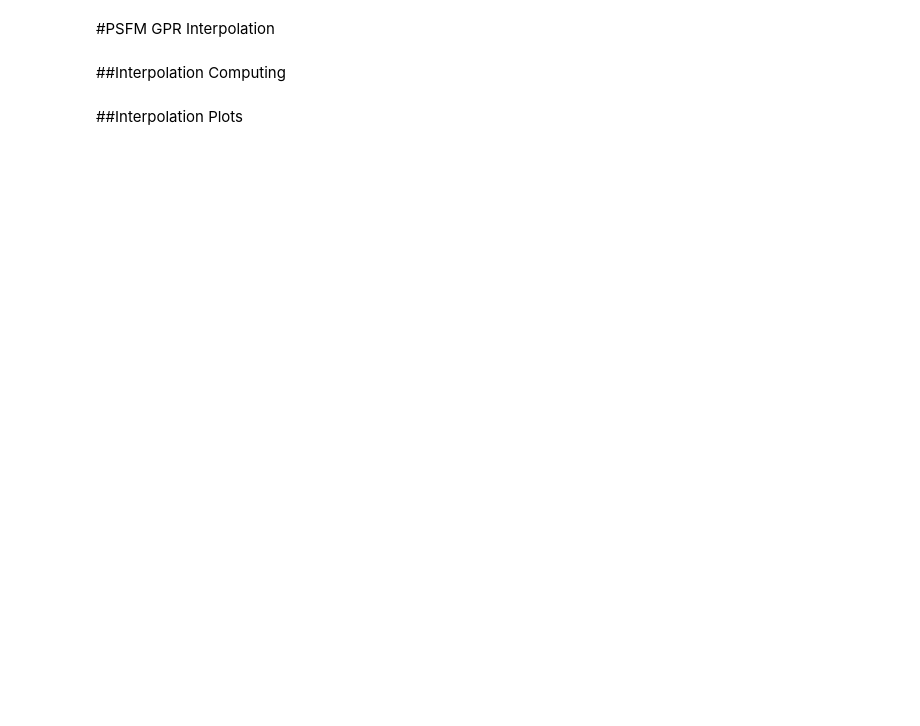
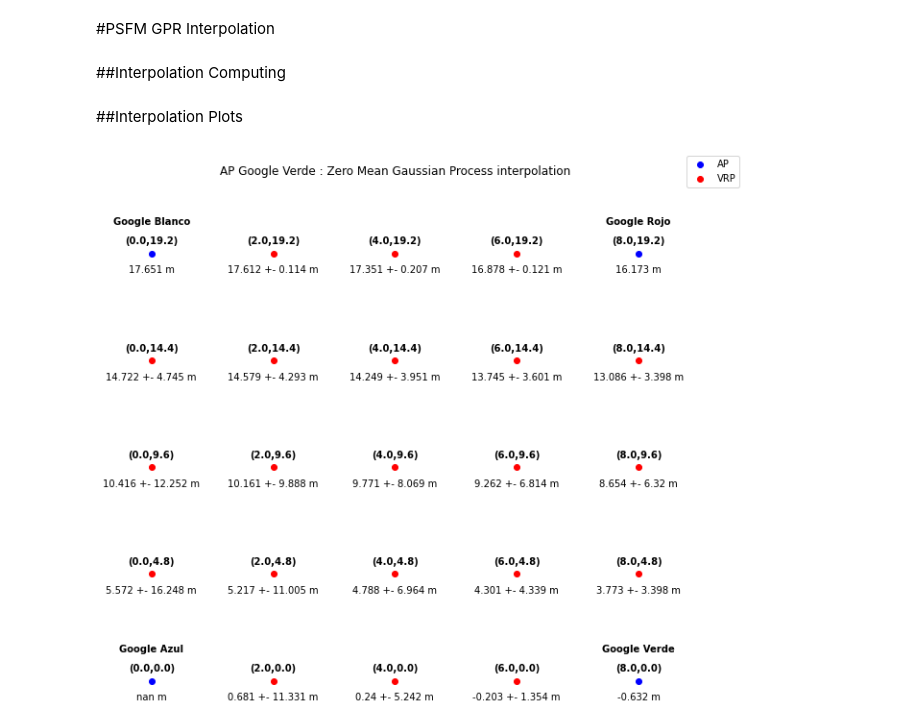
Before and after one commit to carlogattuso/Indoor_Positioning_RTT_GPR, a Jupyter notebook: ap_obs.ipynb, the cells around one changed output. Saved outputs shown, nothing was run; the diff lists cells and outputs as text; code cells hidden in the pictures; blank space fills up the shorter version.

```diff
--- a/ap_obs.ipynb
+++ b/ap_obs.ipynb
@@ -733,12 +847,19 @@ def zero_mean_gpr_cov(K, K_star2, K_star, sigma_n):
 """
 Zero-Mean Gaussian Process interpolations
 """
-mean_array = np.array([np.array([zero_mean_gpr_mean(ap_obs[:,j,i], k_array[j,i], k_star_array[j,i], sigma_n).reshape(n_vrp,1)
-                                  for (i) in np.linspace(0, 100 - 1, 100).astype(int)])
-                                  for (j) in np.linspace(0, n_ap - 1, n_ap).astype(int)])
+mean_array = np.array([np.array([zero_mean_gpr_mean(ap_obs[:,j,i],
+                                                    k_array[i][j].astype(np.float),
+                                                    k_star_array[i][j].astype(np.float),
+                                                    sigma_n).reshape(n_vrp,1)
+                                for (i) in np.linspace(0, n_samples - 1, n_samples).astype(int)])
+                                for (j) in np.linspace(0, n_ap - 1, n_ap).astype(int)])
 
-var_array = np.array([np.array([np.diag(zero_mean_gpr_cov(k_array[j,i], k_star2_array[j,i], k_star_array[j,i], sigma_n)).reshape(n_vrp,1)
-                                  for (i) in np.linspace(0, 100 - 1, 100).astype(int)])
+
+var_array = np.array([np.array([np.diag(zero_mean_gpr_cov(k_array[i][j].astype(np.float),
+                                                          k_star2_array[i][j].astype(np.float),
+                                                          k_star_array[i][j].astype(np.float),
+                                                          sigma_n)).reshape(n_vrp,1)
+                                  for (i) in np.linspace(0, n_samples - 1, n_samples).astype(int)])
                                   for (j) in np.linspace(0, n_ap - 1, n_ap).astype(int)])
 
 """
@@ -747,20 +868,20 @@ Order 1 PSFM Gaussian Process interpolations
 mean_psfm_array = np.array([np.array([psfm_gpr_mean(m_ap_1[i,j],
                                                     m_vrp_1[i,j],
                                                     ap_obs[:,j,i],
-                                                    k_array[j,i],
-                                                    k_star_array[j,i],
+                                                    k_array[i][j].astype(np.float),
+                                                    k_star_array[i][j].astype(np.float),
                                                     sigma_n).reshape(n_vrp,1)
-                                  for (i) in np.linspace(0, 100 - 1, 100).astype(int)])
-                                  for (j) in np.linspace(0, n_ap - 1, n_ap).astype(int)])
+                                      for (i) in np.linspace(0, n_samples - 1, n_samples).astype(int)])
+                                      for (j) in np.linspace(0, n_ap - 1, n_ap).astype(int)])
 
 """
 Order 2 PSFM Gaussian Process interpolations
 """
 mean_psfm2_array = np.array([np.array([psfm_gpr_mean(m_ap_2[i,j],
-                                                     m_vrp_2[i,j],
-                                                     ap_obs[:,j,i],
-                                                     k_array[j,i],
-                                                     k_star_array[j,i],
-                                                     sigma_n).reshape(n_vrp,1)
-                                  for (i) in np.linspace(0, 100 - 1, 100).astype(int)])
-                                  for (j) in np.linspace(0, n_ap - 1, n_ap).astype(int)])
+                                                    m_vrp_2[i,j],
+                                                    ap_obs[:,j,i],
+                                                    k_array[i][j].astype(np.float),
+                                                    k_star_array[i][j].astype(np.float),
+                                                    sigma_n).reshape(n_vrp,1)
+                                      for (i) in np.linspace(0, n_samples - 1, n_samples).astype(int)])
+                                      for (j) in np.linspace(0, n_ap - 1, n_ap).astype(int)])
@@ -770,8 +889,8 @@ print(mean_array)
 ##Interpolation Plots
 # %%
 #@title ##Zero-Mean GPR
-ap_selected = "Google Rojo"  #@param ['Google Blanco', 'Linksys 1', 'Google Azul', 'Linksys 2', 'Google Rojo', 'Linksys 3', 'Google Verde']
-sample = 12 #@param {type:"slider", min:0, max:100, step:1}
+ap_selected = "Google Verde"  #@param ['Google Blanco', 'Linksys 1', 'Google Azul', 'Linksys 2', 'Google Rojo', 'Linksys 3', 'Google Verde']
+sample = 8 #@param {type:"slider", min:0, max:100, step:1}
 
 try:
   ap_indexes[ap_selected]
@@ -786,7 +905,7 @@ Zero Mean Gaussian Process interpolation:
     var_s_star --> VRP estimation variance
 """
 
-plt.figure(figsize=(points_y*2, points_x*1.5))
+plt.figure(figsize=(points_x*2, points_y*1.8))
 
 plt.scatter(coordinates_ap[:,0], coordinates_ap[:,1], c='b')
 plt.scatter(coordinates_vrp[:,0], coordinates_vrp[:,1], c='r')
@@ -806,32 +925,34 @@ for x,y,z in zip(coordinates_ap[:,0], coordinates_ap[:,1], ap_obs[:,int(ap_index
 
 for x in range(len(mean_array[int(ap_indexes[ap_selected]),sample])):
     label = f"{mean_array[int(ap_indexes[ap_selected]),sample][x,0].round(3)} +- {var_array[int(ap_indexes[ap_selected]),sample][x,0].round(3)} m"
 
     plt.annotate(label, # this is the text
                  (coordinates_vrp[x,0],coordinates_vrp[x,1]), # this is the point to label
                  textcoords="offset points", # how to position the text
                  xytext=(0,-20), # distance from text to points (x,y)
                  ha='center') # horizontal alignment can be left, right or center
 
 for x,y,z in zip(coordinates_ap[:,0],coordinates_ap[:,1], np.linspace(0, n_ap - 1, n_ap).astype(int)):
 
     label = f"{ap_labels[z]}"
 
     plt.annotate(label, # this is the text
                  (x,y), # this is the point to label
                  textcoords="offset points", # how to position the text
                  xytext=(0,30), # distance from text to points (x,y)
                  ha='center', # horizontal alignment can be left, right or center
                  weight='bold')
 
 for x,y,z in zip(coordinates[:,0],coordinates[:,1], np.linspace(0, n_points - 1, n_points).astype(int)):
     label = f"({locations[z,0]},{locations[z,1]})"
 
     plt.annotate(label, # this is the text
                  (x,y), # this is the point to label
                  textcoords="offset points", # how to position the text
                  xytext=(0,10), # distance from text to points (x,y)
                  ha='center',
                  weight='bold') # horizontal alignment can be left, right or center
+# %% [output]
+[figure, added]
 # %%
 #@title ##First Order PSFM GPR
```
Also changed, not shown: parts of 23 cells of this notebook.
